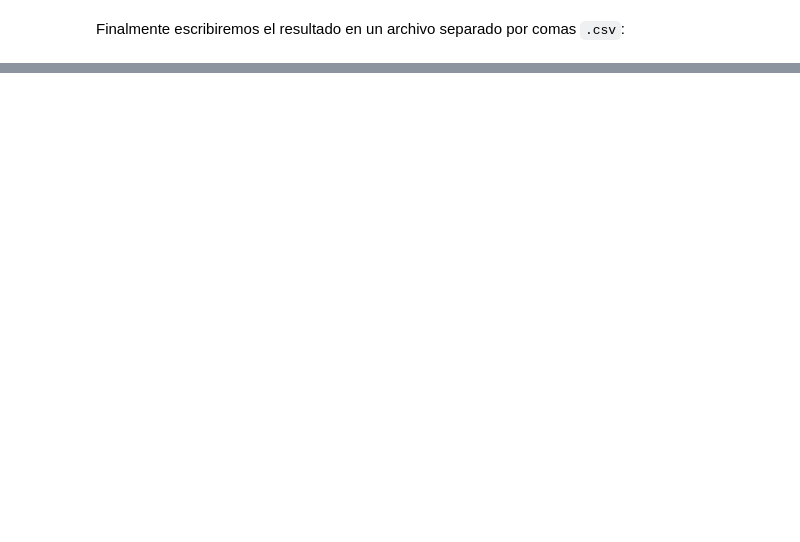
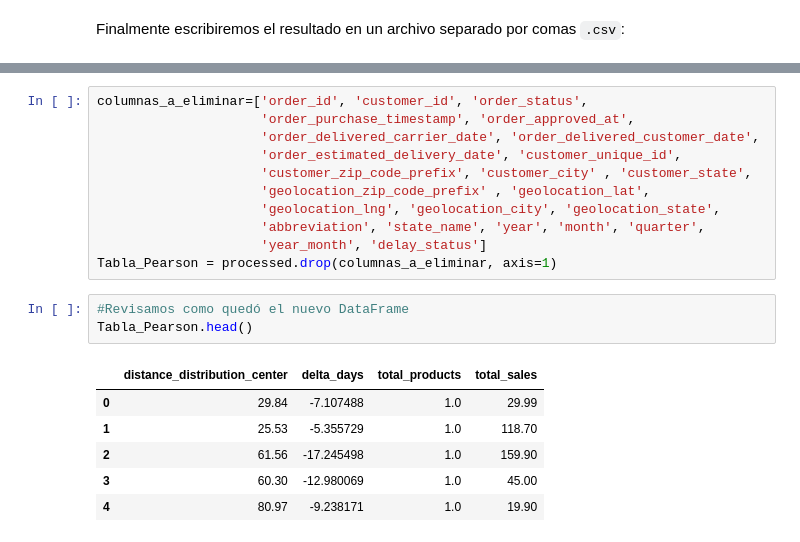
Before and after one commit to NataCastanoH/DIGITAL-NAO, a Jupyter notebook: tema_1_pandas.ipynb, the cells around one changed output, grey strips where cells are left out. Cells and saved outputs as stored; diff of their text form; blank space fills up the shorter version.

```diff
--- a/tema_1_pandas.ipynb
+++ b/tema_1_pandas.ipynb
@@ -608,0 +655,21 @@ results.to_csv(
+# %%
+columnas_a_eliminar=['order_id', 'customer_id', 'order_status',
+                     'order_purchase_timestamp', 'order_approved_at',
+                     'order_delivered_carrier_date', 'order_delivered_customer_date',
+                     'order_estimated_delivery_date', 'customer_unique_id',
+                     'customer_zip_code_prefix', 'customer_city' , 'customer_state',
+                     'geolocation_zip_code_prefix' , 'geolocation_lat',
+                     'geolocation_lng', 'geolocation_city', 'geolocation_state',
+                     'abbreviation', 'state_name', 'year', 'month', 'quarter',
+                     'year_month', 'delay_status']
+Tabla_Pearson = processed.drop(columnas_a_eliminar, axis=1)
+# %%
+#Revisamos como quedó el nuevo DataFrame
+Tabla_Pearson.head()
+# %% [output]
+|  | distance_distribution_center | delta_days | total_products | total_sales |
+| 0 | 29.84 | -7.107488 | 1.0 | 29.99 |
+| 1 | 25.53 | -5.355729 | 1.0 | 118.70 |
+| 2 | 61.56 | -17.245498 | 1.0 | 159.90 |
+| 3 | 60.30 | -12.980069 | 1.0 | 45.00 |
+| 4 | 80.97 | -9.238171 | 1.0 | 19.90 |
```
Also changed, not shown: parts of 21 cells of this notebook.
